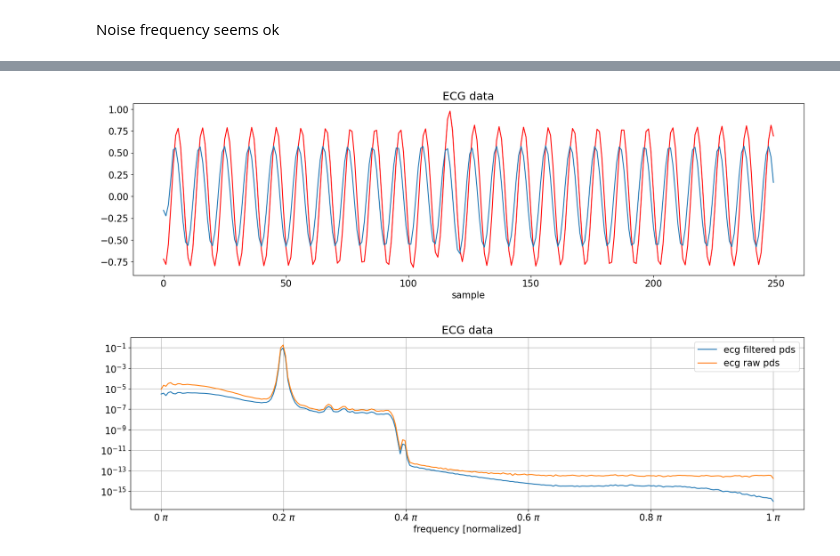
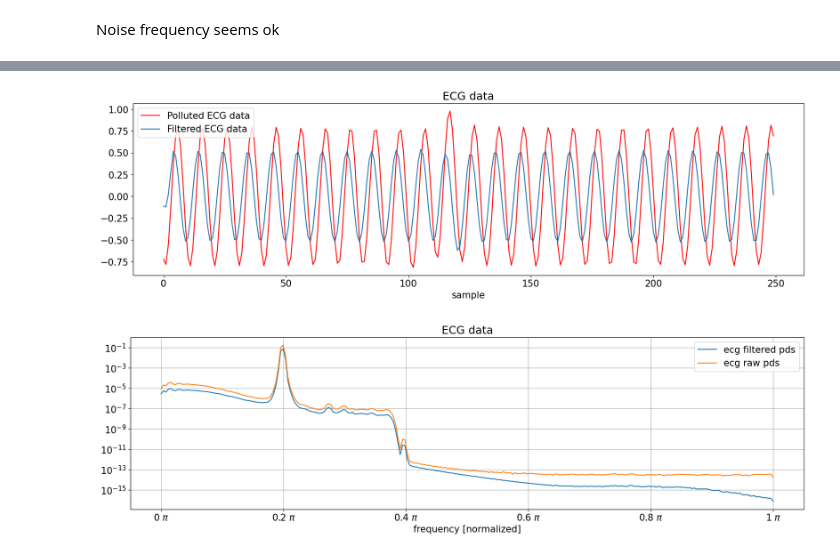
Before and after one commit to MHardenberg/adaptive_filters, a Jupyter notebook: demo/EKG_LMS.ipynb, the cells around one changed output, grey strips where cells are left out. Saved outputs shown, nothing was run; the diff lists cells and outputs as text; code cells hidden in the pictures.

```diff
--- a/demo/EKG_LMS.ipynb
+++ b/demo/EKG_LMS.ipynb
@@ -92,7 +93,9 @@ Noise frequency seems ok
 # %%
-taps = 5
-weights = np.zeros(taps)
-step_size = 0.005
+delay = 1  # start with assuming white noise
+step_size = 0.0025  # guess small steps
+filter_taps = 5  # small filter to start with
+weights = np.zeros(filter_taps)
+
 lms = LMS(signal=noise, desired_signal=ecg_data, weights=weights, step_size=step_size)
 # %%
 lms.adapt_weights()
@@ -115,15 +131,17 @@ filtered_ecg = signal.lfilter(weights, [1], ecg_data)
 # %%
+filtered_ecg = signal.lfilter(weights, [1], ecg_data)
 fig, ax = plt.subplots(constrained_layout=True)
 fig.set_figwidth(16)
 ax.set_xlabel('sample')
 
 ax.set_title('ECG data')
 ax.plot(ecg_data[:250], 'r', label='Polluted ECG data')
 ax.plot(filtered_ecg[:250], label='Filtered ECG data')
 
+plt.legend()
 plt.show()
 # %% [output]
-[figure, old version]
+[figure, new version]
 # %%
 _, ecg_spectrum_filt = signal.welch(filtered_ecg, fs=sample_rate,nperseg=512)
 # %%
```
Also changed, not shown: parts of 8 cells of this notebook, 3 other files.
